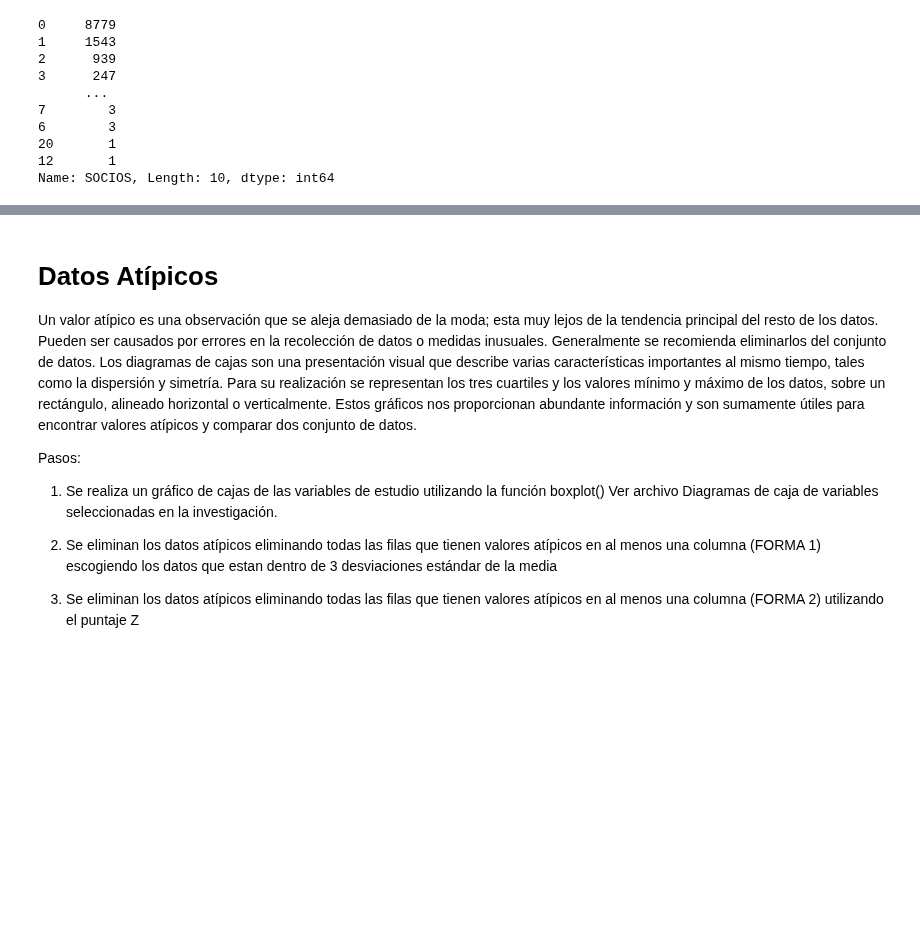
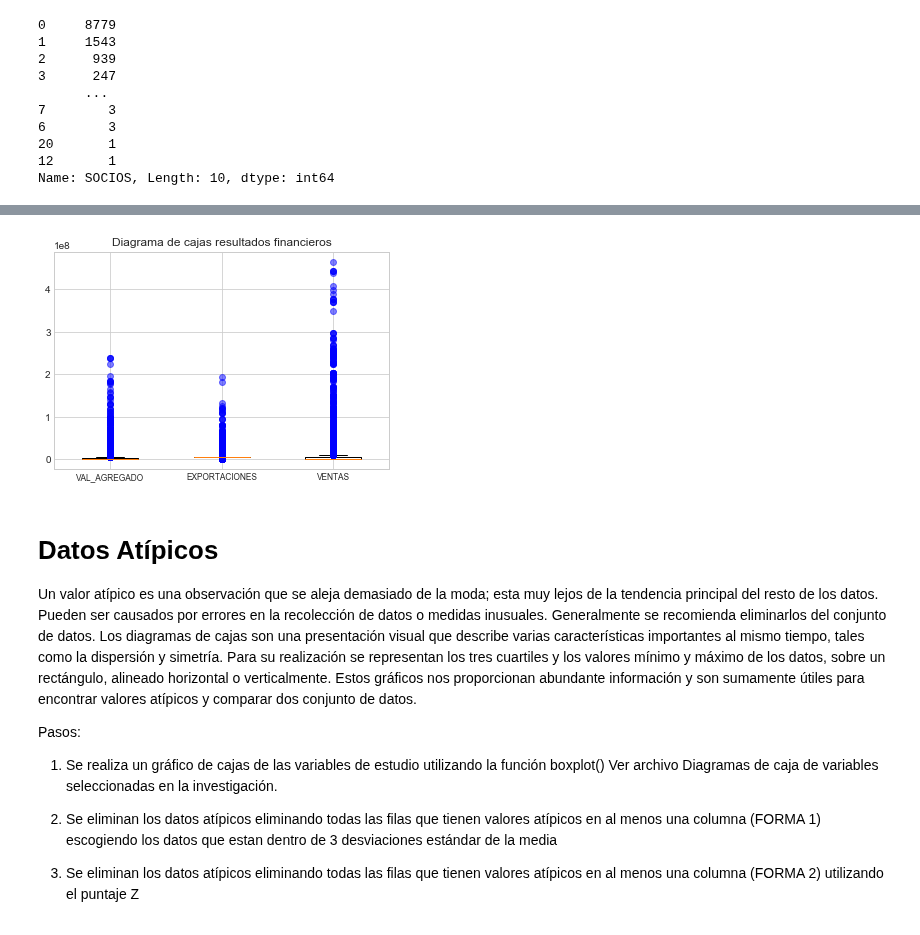
Before and after one commit to KatherinAcosta/Proyecto2018, a Jupyter notebook: 3. Manipulación de datos perdidos (ceros) y atípicos.ipynb, the cells around one changed output, grey strips where cells are left out. Cells and saved outputs as stored; diff of their text form; code cells hidden in the pictures; blank space fills up the shorter version.

```diff
--- a/3. Manipulación de datos perdidos (ceros) y atípicos.ipynb
+++ b/3. Manipulación de datos perdidos (ceros) y atípicos.ipynb
@@ -19,5 +20,5 @@ En esta sección se siguen los siguientes pasos:
 # %%
-total=pd.read_excel("TOTALU.xlsx",index_col=0)
+total=pd.read_excel("TOTALULIMPIO1.xlsx",index_col=0)
 total
 # %% [output]
 |  | ESTABLECIMIENTO | DPTO | CIIU | PERIODO | SOCIOS | PERMANENTE | APRENDIZ | PROD_NAL | PROD_EXT | ... |
@@ -111,0 +112,9 @@ totallimpio
+# %%
+from sklearn.preprocessing import Imputer
+imp = Imputer(missing_values=0, strategy='mean', axis=0) #Axis=0 para cada columna
+totallim=imp.fit_transform(total)
+
+
+totallimpio= pd.DataFrame(imp.fit_transform(total))
+totallimpio.columns = total.columns
+totallimpio
@@ -112,3 +133,13 @@ totallimpio
+# %%
+k=plt.boxplot([totallimpio.VAL_AGREGADO,totallimpio.EXPORTACIONES,totallimpio.VENTAS],sym="b+",widths=0.5,whis=1.5)
+plt.xticks([1,2,3],["VAL_AGREGADO","EXPORTACIONES","VENTAS"],size="small")
+plt.title("Diagrama de cajas resultados financieros");
+
+# visualizar mas fácil los atípicos
+for flier in k['fliers']:
+    flier.set(marker='o', color='red', alpha=0.5)   # los puntos aislados son valores atípicos
+# %% [output]
+[figure, added]
 # %% [markdown]
 # Datos Atípicos
 
```
Also changed, not shown: parts of 12 cells of this notebook.
